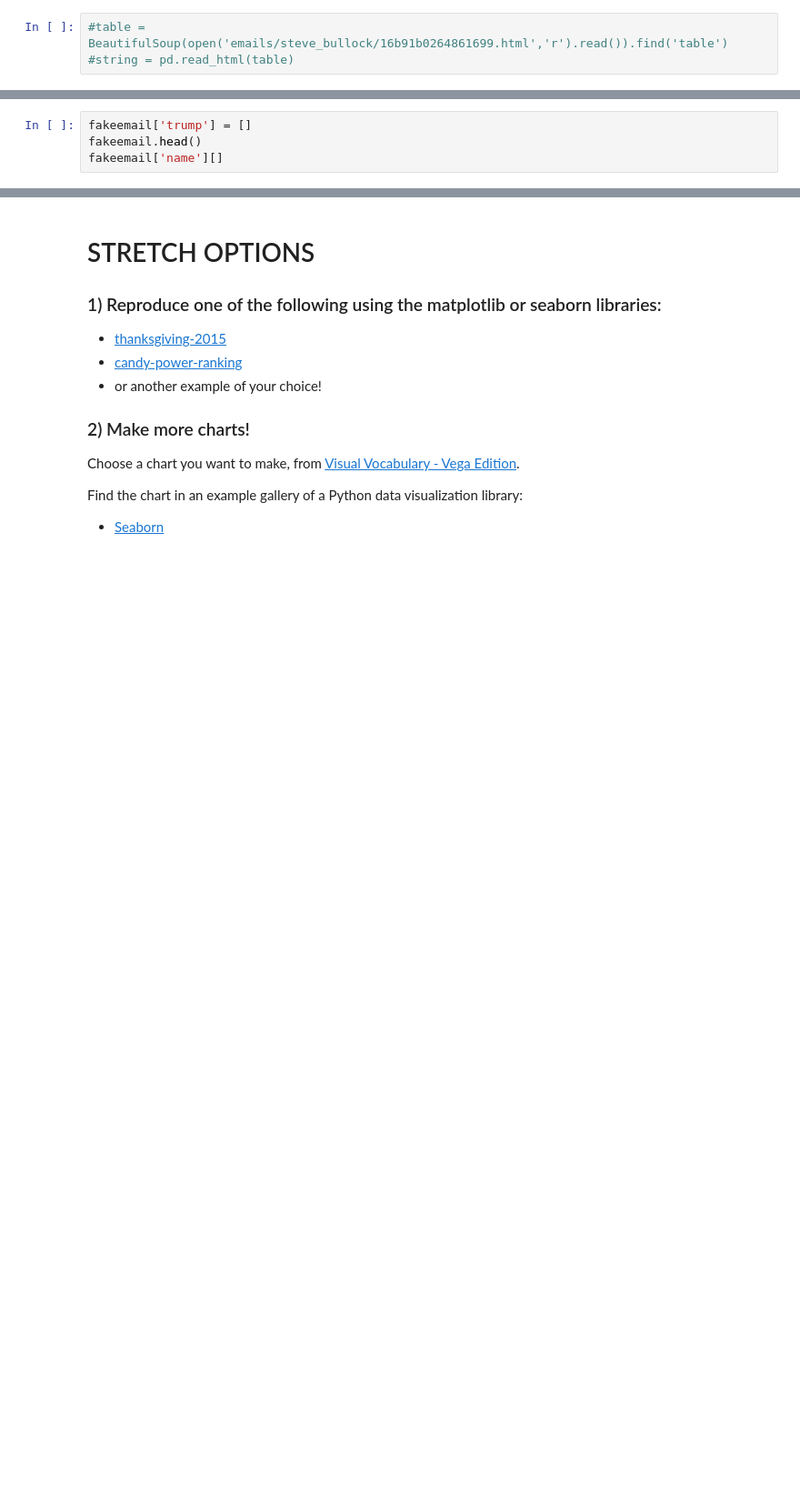
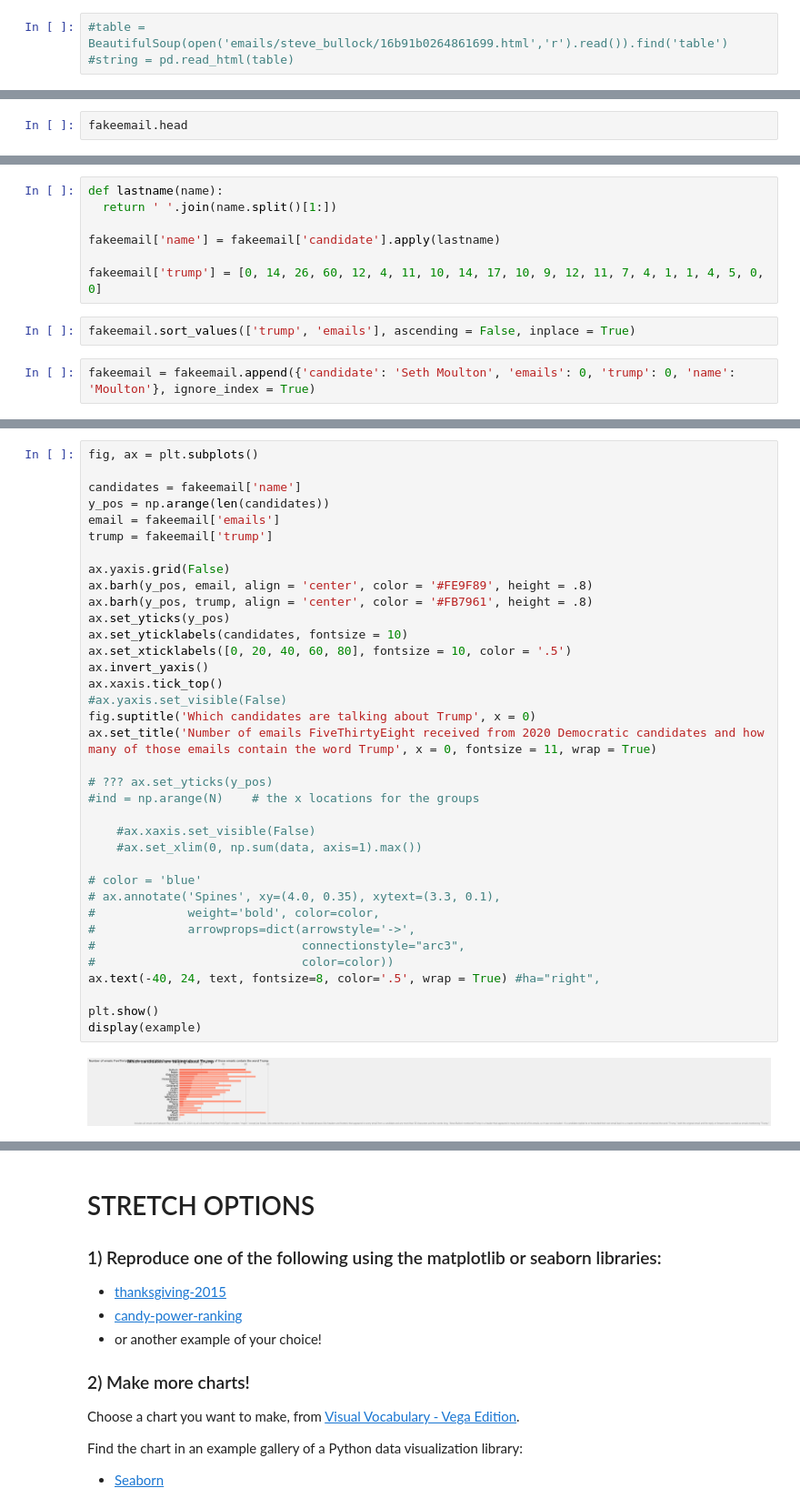
Before and after one commit to johnwesleyharding/DS-Unit-1-Sprint-1-Data-Wrangling-and-Storytelling, a Jupyter notebook: JWH_assignment_DS_114_Make_Explanatory_Visualizations.ipynb, the cells around one changed output, grey strips where cells are left out. Shown at 91% size. Drawn from its saved outputs; the diff is of its cells as text; blank space fills up the shorter version.

```diff
--- a/JWH_assignment_DS_114_Make_Explanatory_Visualizations.ipynb
+++ b/JWH_assignment_DS_114_Make_Explanatory_Visualizations.ipynb
@@ -107,5 +104,3 @@ KeyError: ignored
 # %%
-fakeemail['trump'] = []
-fakeemail.head()
-fakeemail['name'][]
+fakeemail.head
 # %% [output]
@@ -118 +124,12 @@ fakeemail['name'][]
+# %%
+def lastname(name):
+  return ' '.join(name.split()[1:])
+
+fakeemail['name'] = fakeemail['candidate'].apply(lastname)
+
+fakeemail['trump'] = [0, 14, 26, 60, 12, 4, 11, 10, 14, 17, 10, 9, 12, 11, 7, 4, 1, 1, 4, 5, 0, 0]
+# %%
+fakeemail.sort_values(['trump', 'emails'], ascending = False, inplace = True)
+# %%
+fakeemail = fakeemail.append({'candidate': 'Seth Moulton', 'emails': 0, 'trump': 0, 'name': 'Moulton'}, ignore_index = True)
 # %%
@@ -147,0 +137,38 @@ Text(0, -0.4, 'Includes all emails sent between May 25 and June 25, 2019, by all
+# %%
+fig, ax = plt.subplots()
+
+candidates = fakeemail['name']
+y_pos = np.arange(len(candidates))
+email = fakeemail['emails']
+trump = fakeemail['trump']
+
+ax.yaxis.grid(False)
+ax.barh(y_pos, email, align = 'center', color = '#FE9F89', height = .8)
+ax.barh(y_pos, trump, align = 'center', color = '#FB7961', height = .8)
+ax.set_yticks(y_pos)
+ax.set_yticklabels(candidates, fontsize = 10)
+ax.set_xticklabels([0, 20, 40, 60, 80], fontsize = 10, color = '.5')
+ax.invert_yaxis()
+ax.xaxis.tick_top()
+#ax.yaxis.set_visible(False)
+fig.suptitle('Which candidates are talking about Trump', x = 0)
+ax.set_title('Number of emails FiveThirtyEight received from 2020 Democratic candidates and how many of those emails contain the word Trump', x = 0, fontsize = 11, wrap = True)
+
+# ??? ax.set_yticks(y_pos)
+#ind = np.arange(N)    # the x locations for the groups
+
+    #ax.xaxis.set_visible(False)
+    #ax.set_xlim(0, np.sum(data, axis=1).max())
+
+# color = 'blue'
+# ax.annotate('Spines', xy=(4.0, 0.35), xytext=(3.3, 0.1),
+#             weight='bold', color=color,
+#             arrowprops=dict(arrowstyle='->',
+#                             connectionstyle="arc3",
+#                             color=color))
+ax.text(-40, 24, text, fontsize=8, color='.5', wrap = True) #ha="right",
+
+plt.show()
+display(example)
+# %% [output]
+[figure, added]
```
Also changed, not shown: parts of 6 cells of this notebook.
